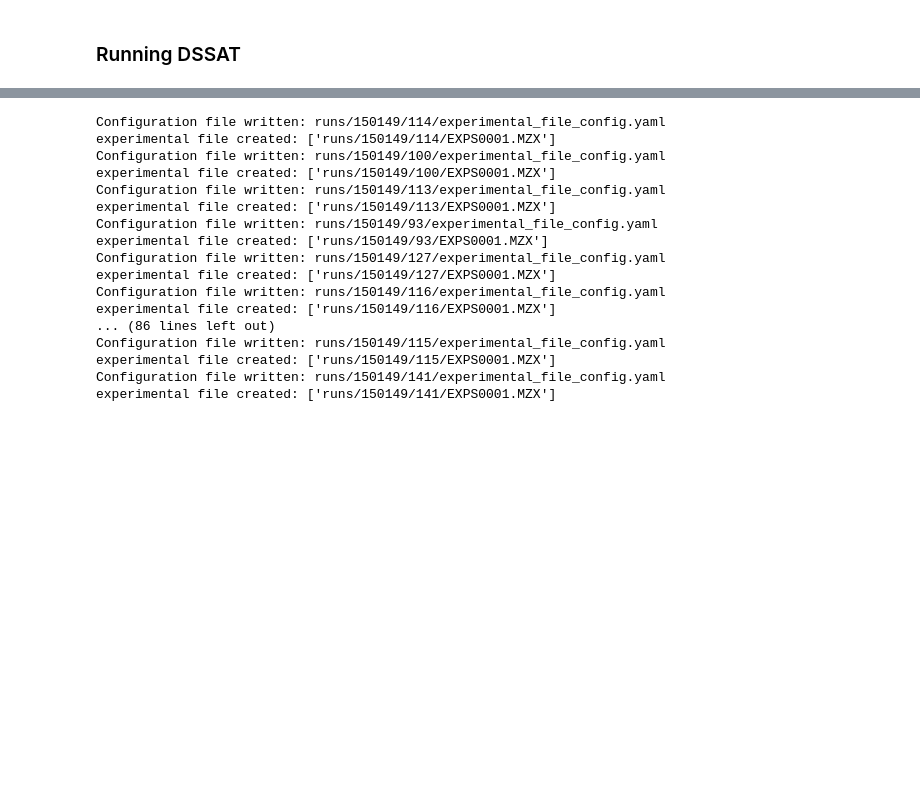
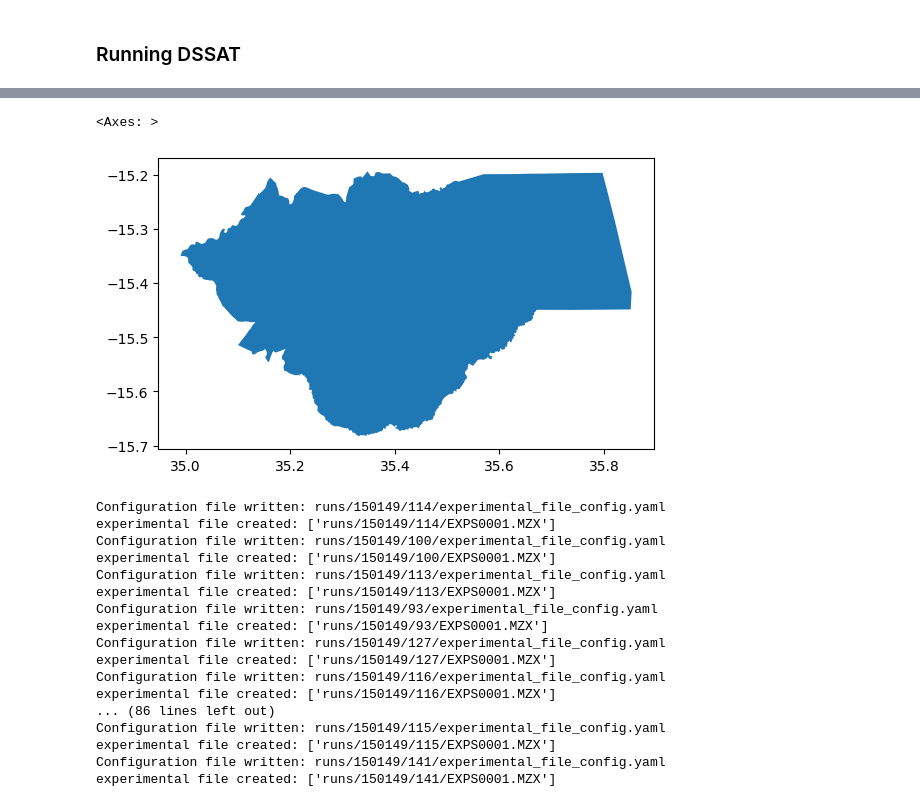
Before and after one commit to anaguilarar/WeatherSoilDataProcessor, a Jupyter notebook: google_colab_examples/dssat_spatial_crop_simulation_pixel.ipynb, the cells around one changed output, grey strips where cells are left out. Cells and saved outputs as stored; diff of their text form; code cells hidden in the pictures; blank space fills up the shorter version.

```diff
--- a/google_colab_examples/dssat_spatial_crop_simulation_pixel.ipynb
+++ b/google_colab_examples/dssat_spatial_crop_simulation_pixel.ipynb
@@ -399,3 +418,8 @@ loaded from /content/hnd_weather.nc
+# %%
+roi.plot()
+# %% [output]
+<Axes: >
+[figure, added]
 # %%
 
 import shutil
```
Also changed, not shown: parts of 7 cells of this notebook.
